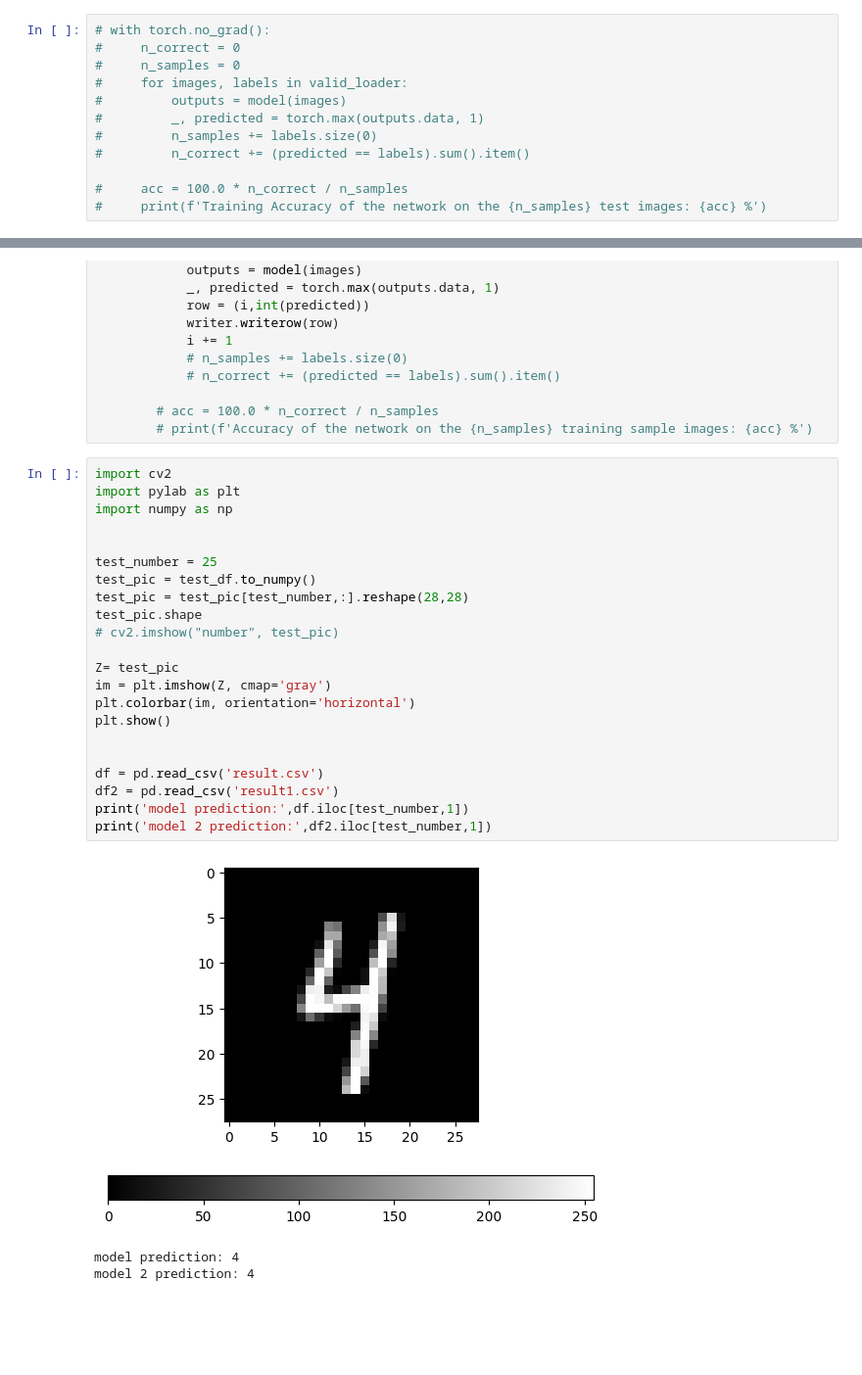
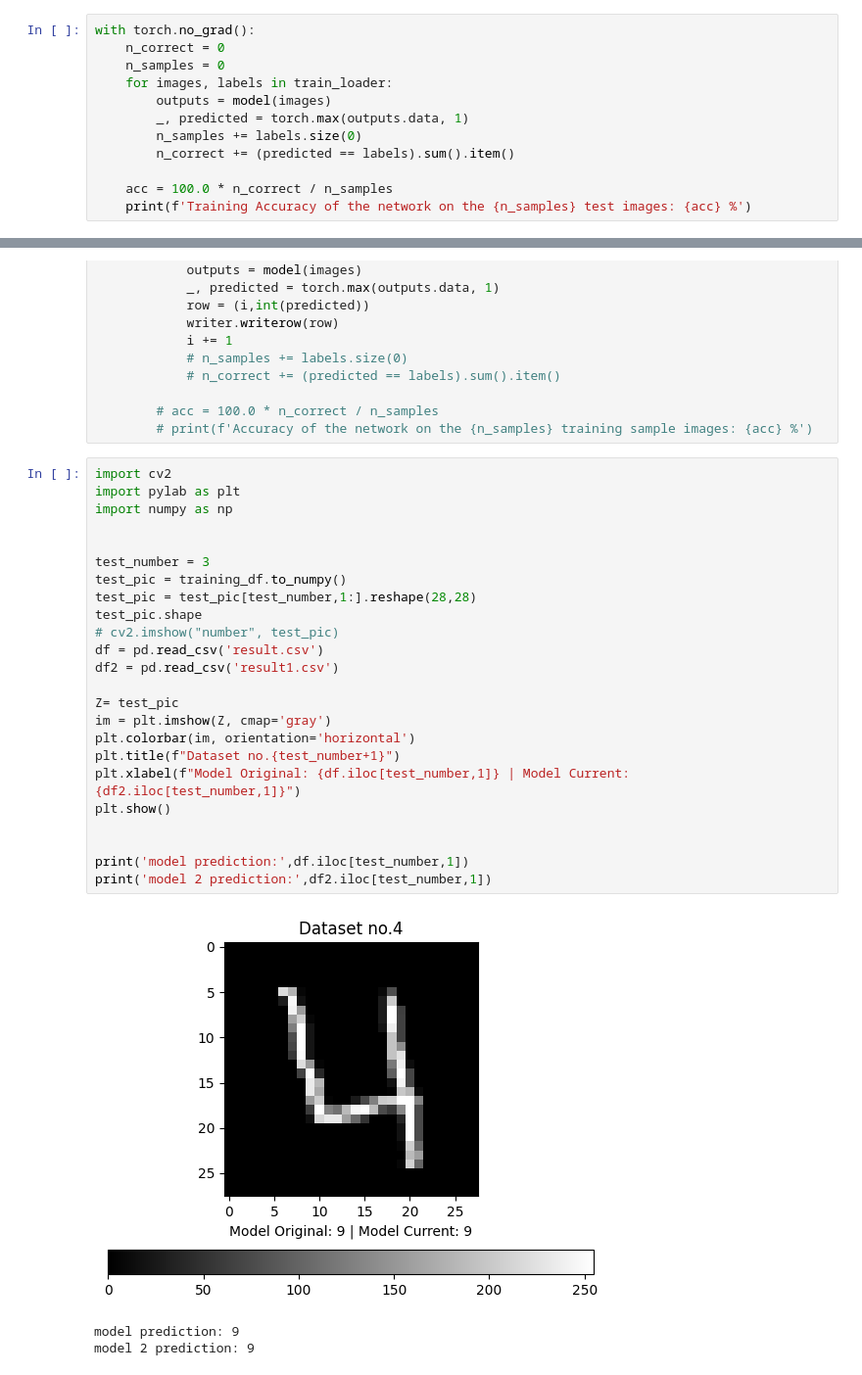
Before and after one commit to kunalashah99/Digit_recogniser, a Jupyter notebook: digit_recog.ipynb, the cells around one changed output, grey strips where cells are left out. Shown: that part at 98% size. Cells and saved outputs as stored; diff of their text form; blank space fills up the shorter version.

Commit message:
working model_optimise pending

```diff
--- a/digit_recog.ipynb
+++ b/digit_recog.ipynb
@@ -108,12 +108,12 @@ for epochs in range(num_epochs):
 # %%
-# with torch.no_grad():
-#     n_correct = 0
-#     n_samples = 0
-#     for images, labels in valid_loader:
-#         outputs = model(images)
-#         _, predicted = torch.max(outputs.data, 1)
-#         n_samples += labels.size(0)
-#         n_correct += (predicted == labels).sum().item()
+with torch.no_grad():
+    n_correct = 0
+    n_samples = 0
+    for images, labels in train_loader:
+        outputs = model(images)
+        _, predicted = torch.max(outputs.data, 1)
+        n_samples += labels.size(0)
+        n_correct += (predicted == labels).sum().item()
 
-#     acc = 100.0 * n_correct / n_samples
-#     print(f'Training Accuracy of the network on the {n_samples} test images: {acc} %')
+    acc = 100.0 * n_correct / n_samples
+    print(f'Training Accuracy of the network on the {n_samples} test images: {acc} %')
@@ -154,26 +202,28 @@ with open('result1.csv', 'w') as f:
 # %%
 import cv2
 import pylab as plt
 import numpy as np
 
 
-test_number = 25
-test_pic = test_df.to_numpy()
-test_pic = test_pic[test_number,:].reshape(28,28)
+test_number = 3
+test_pic = training_df.to_numpy()
+test_pic = test_pic[test_number,1:].reshape(28,28)
 test_pic.shape
 # cv2.imshow("number", test_pic)
+df = pd.read_csv('result.csv')
+df2 = pd.read_csv('result1.csv')
 
 Z= test_pic
 im = plt.imshow(Z, cmap='gray')
 plt.colorbar(im, orientation='horizontal')
+plt.title(f"Dataset no.{test_number+1}")
+plt.xlabel(f"Model Original: {df.iloc[test_number,1]} | Model Current: {df2.iloc[test_number,1]}")
 plt.show()
 
 
-df = pd.read_csv('result.csv')
-df2 = pd.read_csv('result1.csv')
 print('model prediction:',df.iloc[test_number,1])
 print('model 2 prediction:',df2.iloc[test_number,1])
 # %% [output]
-[figure, old version]
+[figure, new version]
-model prediction: 4
-model 2 prediction: 4
+model prediction: 9
+model 2 prediction: 9
```
Also changed, not shown: parts of 19 cells of this notebook, 6 other files.
